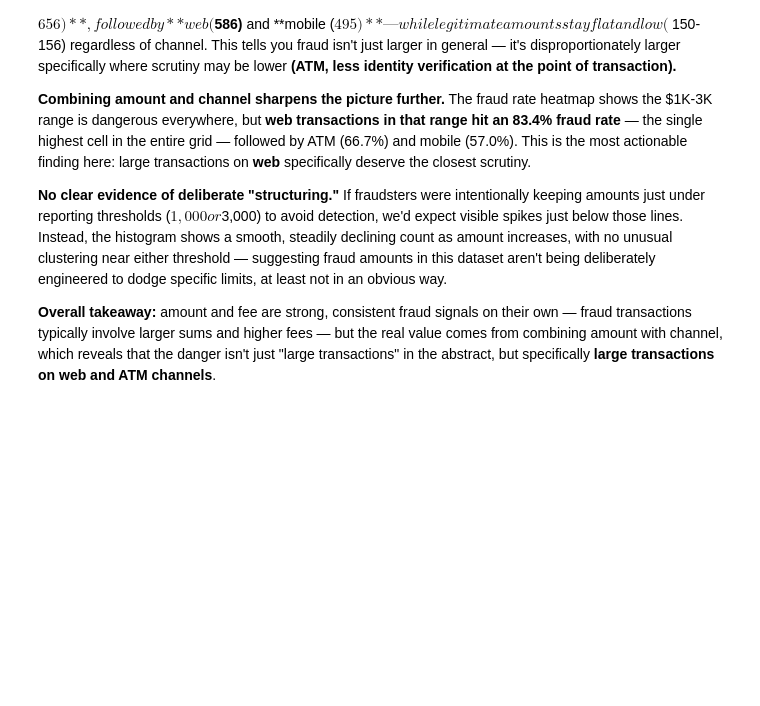
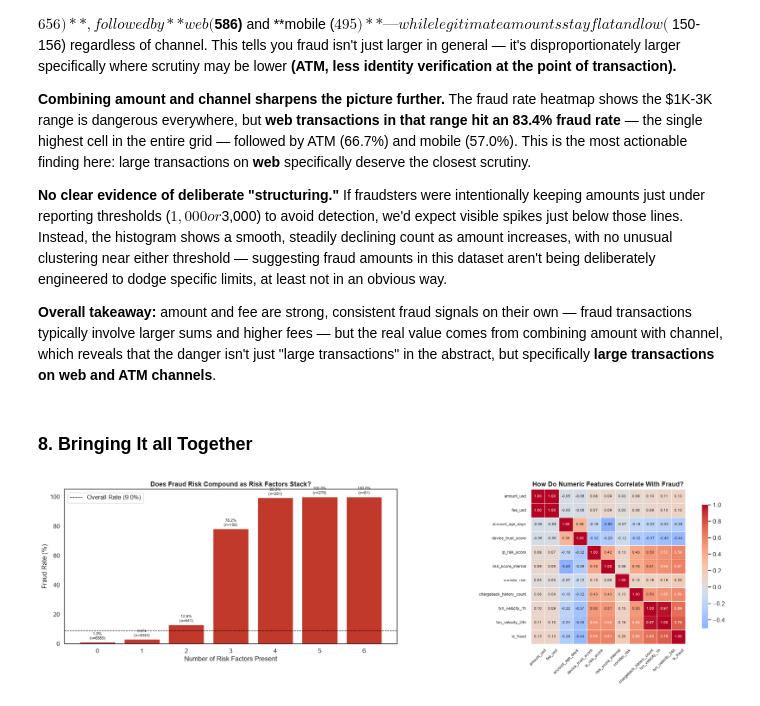
Before and after one commit to LeesiElekwa/Digital_Transfer_Fraud_Detection_System, a Jupyter notebook: Notebooks/ExploratoryAnalysis.ipynb, the cells around one changed output. Cells and saved outputs as stored; diff of their text form; code cells hidden in the pictures; blank space fills up the shorter version.

Commit message:
Bringing it all together - Final thoughts for EDA

```diff
--- a/Notebooks/ExploratoryAnalysis.ipynb
+++ b/Notebooks/ExploratoryAnalysis.ipynb
@@ -827,3 +827,48 @@ The line plot confirms and sharpens the earlier finding: fraud risk begins climb
 **No clear evidence of deliberate "structuring."** If fraudsters were intentionally keeping amounts just under reporting thresholds ($1,000 or $3,000) to avoid detection, we'd expect visible spikes just below those lines. Instead, the histogram shows a smooth, steadily declining count as amount increases, with no unusual clustering near either threshold — suggesting fraud amounts in this dataset aren't being deliberately engineered to dodge specific limits, at least not in an obvious way.
 
 **Overall takeaway:** amount and fee are strong, consistent fraud signals on their own — fraud transactions typically involve larger sums and higher fees — but the real value comes from combining amount with channel, which reveals that the danger isn't just "large transactions" in the abstract, but specifically **large transactions on web and ATM channels**.
+# %% [markdown]
+### 8. Bringing It all Together
+# %%
+# Build a risk-flag counter using the strongest individual signals found across the EDA
+df_cleaned_transaction_data["risk_flag_count"] = (
+    df_cleaned_transaction_data["new_device"].astype(int) +
+    df_cleaned_transaction_data["location_mismatch"].astype(int) +
+    (df_cleaned_transaction_data["chargeback_history_count"] > 0).astype(int) +
+    (df_cleaned_transaction_data["account_age_tier"] == "New Account (1-90 days)").astype(int) +
+    (df_cleaned_transaction_data["device_trust_tier"] == "Critical Trust (0-0.30)").astype(int) +
+    (df_cleaned_transaction_data["kyc_tier"] == "low").astype(int)
+)
+
+fig, axes = plt.subplots(1, 2, figsize=(20, 6))
+axes = axes.flatten()
+
+# Q1: When multiple risk factors combine, does fraud rate compound?
+risk_stack_fraud = fraud_rate_by_category(df_cleaned_transaction_data, "risk_flag_count").sort_index()
+bars = axes[0].bar(risk_stack_fraud.index.astype(str), risk_stack_fraud["fraud_rate_pct"], color="#C0392B")
+labels = [f"{rate:.1f}%\n(n={count})" for rate, count in zip(risk_stack_fraud["fraud_rate_pct"], risk_stack_fraud["count"])]
+axes[0].bar_label(bars, labels=labels, padding=3, fontsize=8)
+axes[0].axhline(overall_rate, color="black", linestyle="--", linewidth=1, label=f"Overall Rate ({overall_rate:.1f}%)")
+axes[0].set_title("Does Fraud Risk Compound as Risk Factors Stack?")
+axes[0].set_xlabel("Number of Risk Factors Present")
+axes[0].set_ylabel("Fraud Rate (%)")
+axes[0].legend()
+
+# Q2: Correlation heatmap - which numeric features relate most to fraud?
+numeric_cols_for_corr = [
+    "amount_usd", "fee_usd", "account_age_days", "device_trust_score",
+    "ip_risk_score", "risk_score_internal", "corridor_risk",
+    "chargeback_history_count", "txn_velocity_1h", "txn_velocity_24h", "is_fraud"
+]
+full_corr = df_cleaned_transaction_data[numeric_cols_for_corr].corr().round(2)
+sns.heatmap(full_corr, annot=True, fmt=".2f", cmap="coolwarm", center=0, square=True,
+            linewidths=0.5, ax=axes[1], annot_kws={"size": 7}, cbar_kws={"shrink": 0.8})
+axes[1].set_title("How Do Numeric Features Correlate With Fraud?")
+axes[1].tick_params(axis='x', rotation=45, labelsize=8)
+axes[1].tick_params(axis='y', rotation=0, labelsize=8)
+
+
+plt.tight_layout()
+plt.show()
+# %% [output]
+[figure, added]
```
Also changed, not shown: parts of 1 cell of this notebook.
